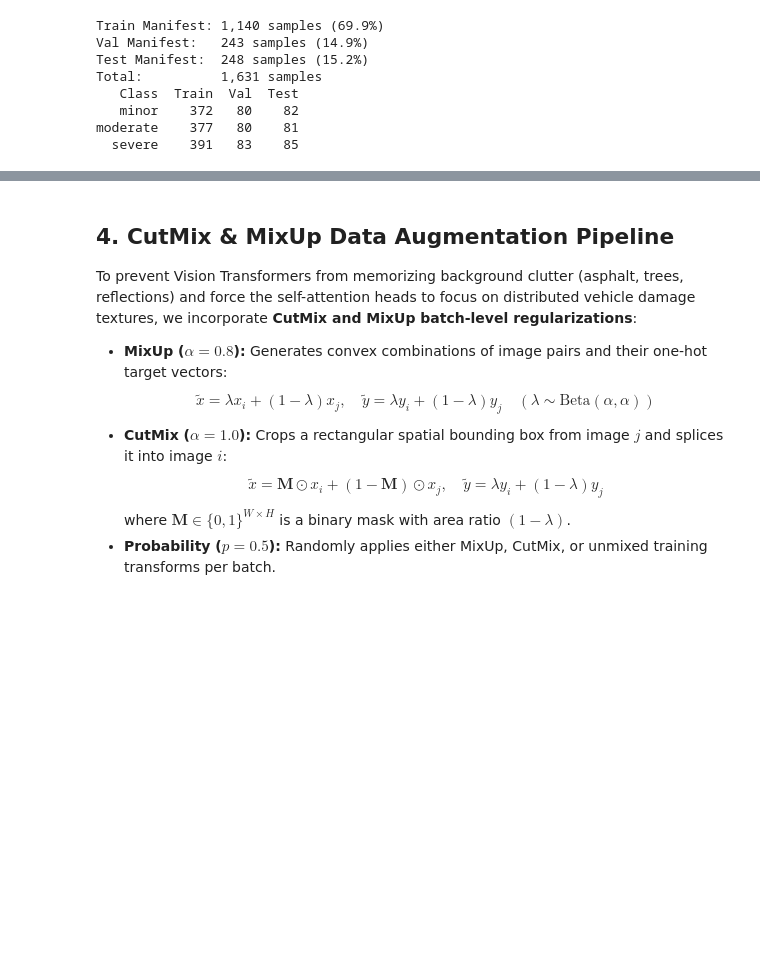
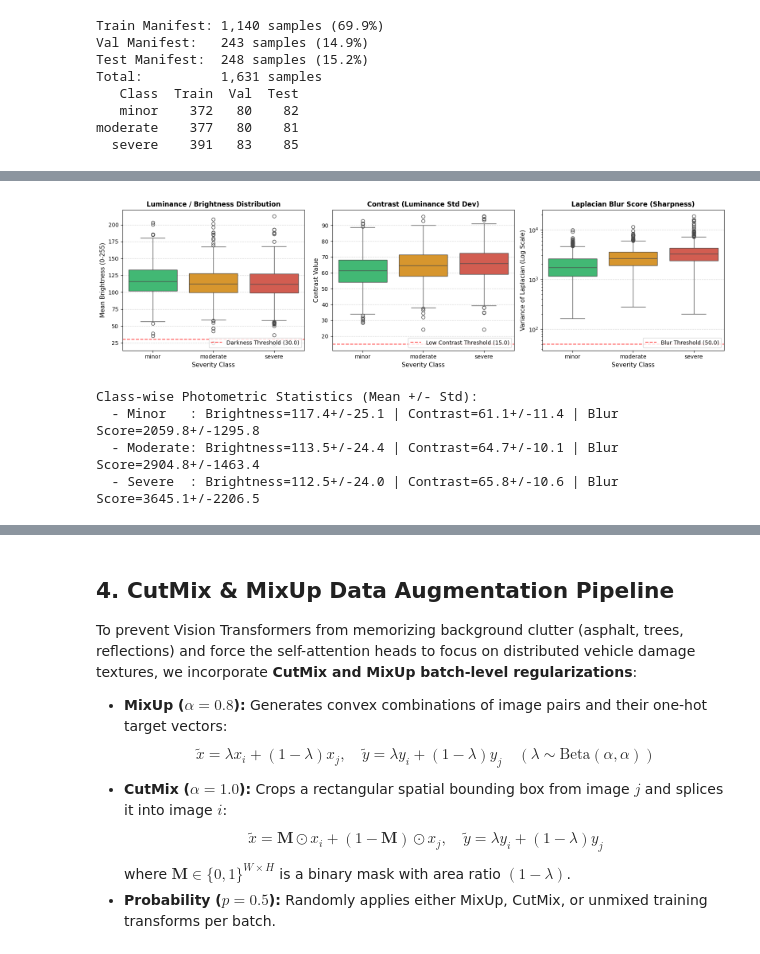
Before and after one commit to AmitavaDatta2004/NPN-Car-Insurance, a Jupyter notebook: notebooks/08_severity_vit_tiny_training.ipynb, the cells around one changed output, grey strips where cells are left out. Cells and saved outputs as stored; diff of their text form; code cells hidden in the pictures; blank space fills up the shorter version.

```diff
--- a/notebooks/08_severity_vit_tiny_training.ipynb
+++ b/notebooks/08_severity_vit_tiny_training.ipynb
@@ -242,0 +335,49 @@ moderate    377   80    81
+# %%
+# EDA 3: Photometric Quality Audit — Brightness, Contrast & Blur Metrics
+fig, (ax1, ax2, ax3) = plt.subplots(1, 3, figsize=(16, 4.5))
+
+# 1. Brightness Distribution
+sns.boxplot(data=all_df, x="label", y="brightness", order=SEVERITY_CLASSES, hue="label", palette=colors, legend=False, ax=ax1)
+ax1.axhline(30.0, color="red", linestyle="--", alpha=0.7, label="Darkness Threshold (30.0)")
+ax1.set_title("Luminance / Brightness Distribution", fontsize=12, fontweight="bold")
+ax1.set_xlabel("Severity Class", fontsize=11)
+ax1.set_ylabel("Mean Brightness (0-255)", fontsize=11)
+ax1.legend(loc="lower right")
+ax1.grid(axis="y", linestyle="--", alpha=0.5)
+
+# 2. Contrast Distribution
+sns.boxplot(data=all_df, x="label", y="contrast", order=SEVERITY_CLASSES, hue="label", palette=colors, legend=False, ax=ax2)
+ax2.axhline(15.0, color="red", linestyle="--", alpha=0.7, label="Low Contrast Threshold (15.0)")
+ax2.set_title("Contrast (Luminance Std Dev)", fontsize=12, fontweight="bold")
+ax2.set_xlabel("Severity Class", fontsize=11)
+ax2.set_ylabel("Contrast Value", fontsize=11)
+ax2.legend(loc="lower right")
+ax2.grid(axis="y", linestyle="--", alpha=0.5)
+
+# 3. Blur Score Distribution (Laplacian Variance)
+sns.boxplot(data=all_df, x="label", y="blur_score", order=SEVERITY_CLASSES, hue="label", palette=colors, legend=False, ax=ax3)
+ax3.set_yscale("log")
+ax3.axhline(50.0, color="red", linestyle="--", alpha=0.7, label="Blur Threshold (50.0)")
+ax3.set_title("Laplacian Blur Score (Sharpness)", fontsize=12, fontweight="bold")
+ax3.set_xlabel("Severity Class", fontsize=11)
+ax3.set_ylabel("Variance of Laplacian (Log Scale)", fontsize=11)
+ax3.legend(loc="lower right")
+ax3.grid(axis="y", linestyle="--", alpha=0.5)
+
+plt.tight_layout()
+plt.show()
+
+# Compute class-wise means
+metrics_by_class = all_df.groupby("label")[["brightness", "contrast", "blur_score"]].agg(["mean", "std"]).loc[SEVERITY_CLASSES]
+print("Class-wise Photometric Statistics (Mean +/- Std):")
+for c in SEVERITY_CLASSES:
+    b_mean, b_std = metrics_by_class.loc[c, ("brightness", "mean")], metrics_by_class.loc[c, ("brightness", "std")]
+    c_mean, c_std = metrics_by_class.loc[c, ("contrast", "mean")], metrics_by_class.loc[c, ("contrast", "std")]
+    l_mean, l_std = metrics_by_class.loc[c, ("blur_score", "mean")], metrics_by_class.loc[c, ("blur_score", "std")]
+    print(f"  - {c.capitalize():<8}: Brightness={b_mean:.1f}+/-{b_std:.1f} | Contrast={c_mean:.1f}+/-{c_std:.1f} | Blur Score={l_mean:.1f}+/-{l_std:.1f}")
+# %% [output]
+[figure, added]
+Class-wise Photometric Statistics (Mean +/- Std):
+  - Minor   : Brightness=117.4+/-25.1 | Contrast=61.1+/-11.4 | Blur Score=2059.8+/-1295.8
+  - Moderate: Brightness=113.5+/-24.4 | Contrast=64.7+/-10.1 | Blur Score=2904.8+/-1463.4
+  - Severe  : Brightness=112.5+/-24.0 | Contrast=65.8+/-10.6 | Blur Score=3645.1+/-2206.5
```
Also changed, not shown: parts of 13 cells of this notebook, 8 other files.
